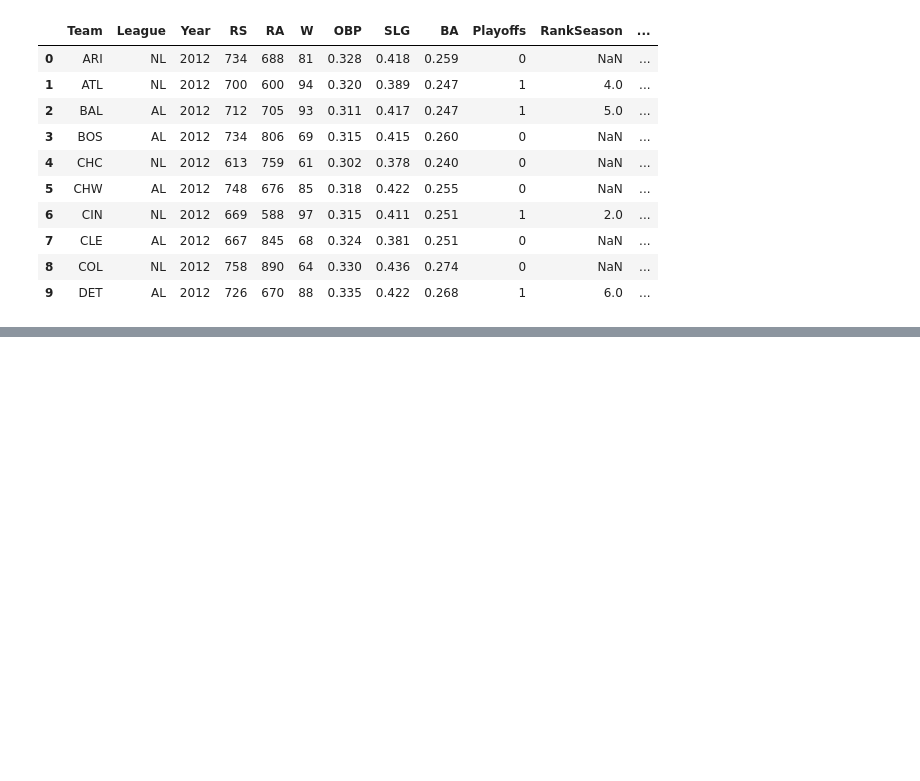
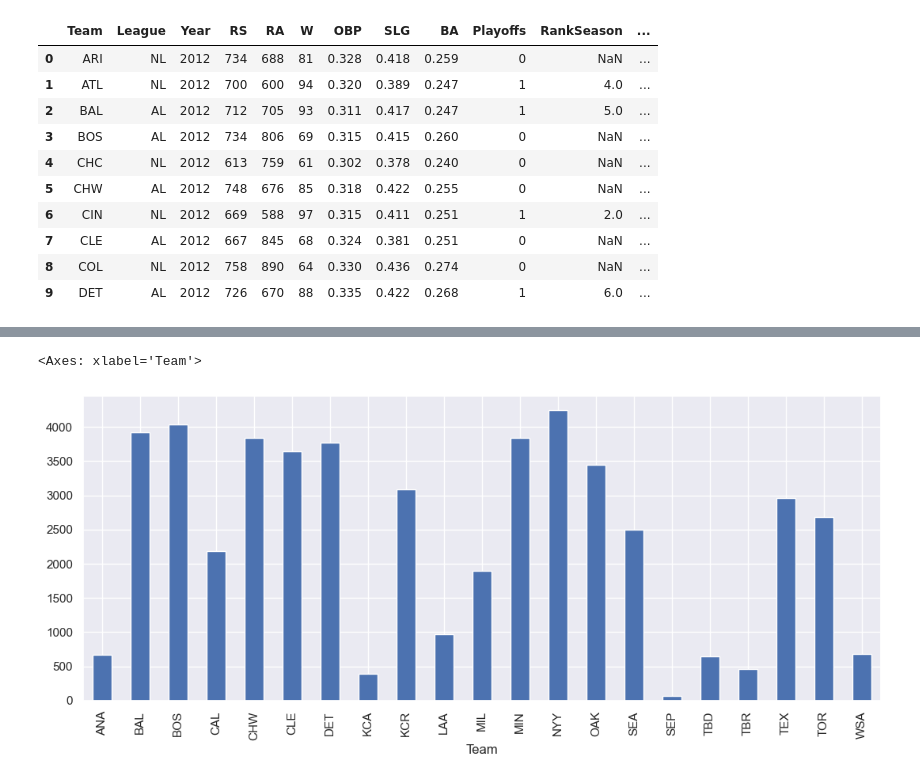
Before and after one commit to Sulaiman-Dem/DeepFake-Hunter, a Jupyter notebook: Homework/dashboard-data-viz/extras/datachecking.ipynb, the cells around one changed output, grey strips where cells are left out. Cells and saved outputs as stored; diff of their text form; code cells hidden in the pictures; blank space fills up the shorter version.

```diff
--- a/Homework/dashboard-data-viz/extras/datachecking.ipynb
+++ b/Homework/dashboard-data-viz/extras/datachecking.ipynb
@@ -17,0 +199,8 @@ df.head(10)
+# %%
+#Checking average RS for each year for AL separately
+AL_t_w = Aleague.groupby('Team')['W'].sum()
+AL_t_w.plot(kind='bar',
+       figsize=(13,5))
+# %% [output]
+<Axes: xlabel='Team'>
+[figure, added]
```
Also changed, not shown: parts of 13 cells of this notebook, 2 other files.
